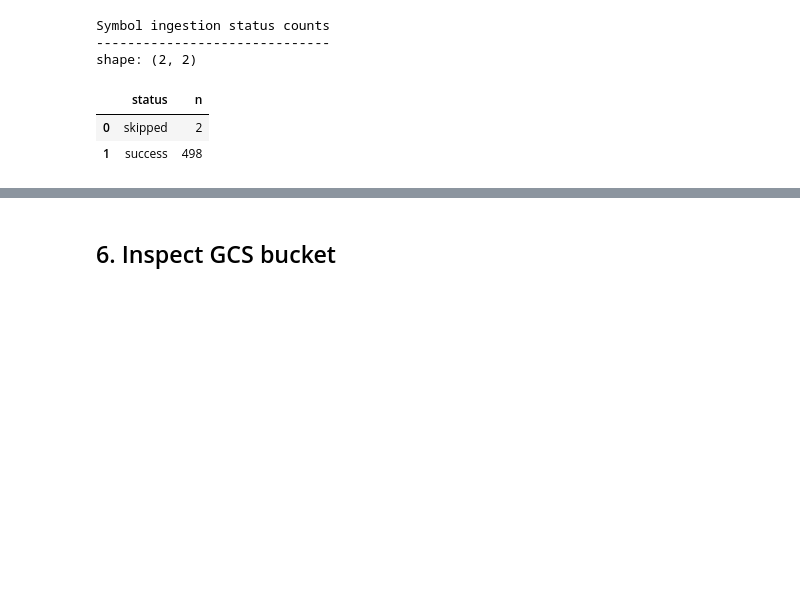
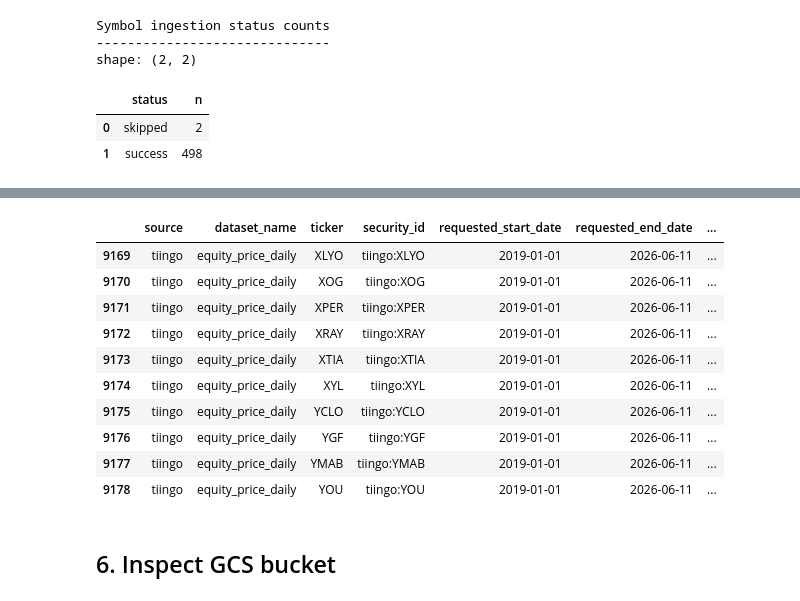
Before and after one commit to lansetaowa/us-equity-quant-data-platform, a Jupyter notebook: notebook/quant_data_inspection.ipynb, the cells around one changed output, grey strips where cells are left out. Drawn from its saved outputs; the diff is of its cells as text; code cells hidden in the pictures; blank space fills up the shorter version.

```diff
--- a/notebook/quant_data_inspection.ipynb
+++ b/notebook/quant_data_inspection.ipynb
@@ -517,3 +502,21 @@ except Exception as e:
+# %%
+df = postgres_query("""
+    SELECT *
+    FROM metadata.symbol_ingestion_status
+""")
+df.tail(10)
+# %% [output]
+|  | source | dataset_name | ticker | security_id | requested_start_date | requested_end_date | ... |
+| 9169 | tiingo | equity_price_daily | XLYO | tiingo:XLYO | 2019-01-01 | 2026-06-11 | ... |
+| 9170 | tiingo | equity_price_daily | XOG | tiingo:XOG | 2019-01-01 | 2026-06-11 | ... |
+| 9171 | tiingo | equity_price_daily | XPER | tiingo:XPER | 2019-01-01 | 2026-06-11 | ... |
+| 9172 | tiingo | equity_price_daily | XRAY | tiingo:XRAY | 2019-01-01 | 2026-06-11 | ... |
+| 9173 | tiingo | equity_price_daily | XTIA | tiingo:XTIA | 2019-01-01 | 2026-06-11 | ... |
+| 9174 | tiingo | equity_price_daily | XYL | tiingo:XYL | 2019-01-01 | 2026-06-11 | ... |
+| 9175 | tiingo | equity_price_daily | YCLO | tiingo:YCLO | 2019-01-01 | 2026-06-11 | ... |
+| 9176 | tiingo | equity_price_daily | YGF | tiingo:YGF | 2019-01-01 | 2026-06-11 | ... |
+| 9177 | tiingo | equity_price_daily | YMAB | tiingo:YMAB | 2019-01-01 | 2026-06-11 | ... |
+| 9178 | tiingo | equity_price_daily | YOU | tiingo:YOU | 2019-01-01 | 2026-06-11 | ... |
 # %% [markdown]
 ## 6. Inspect GCS bucket
 # %%
```
Also changed, not shown: parts of 4 cells of this notebook, 5 other files.
